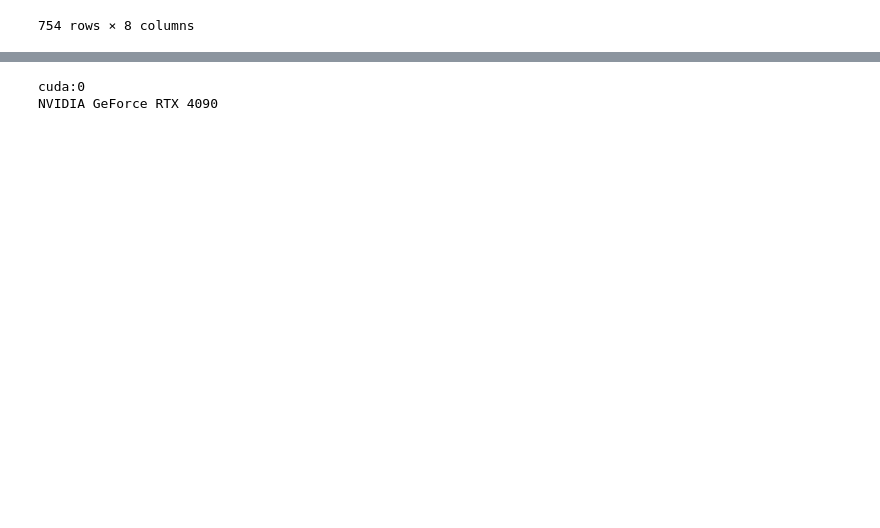
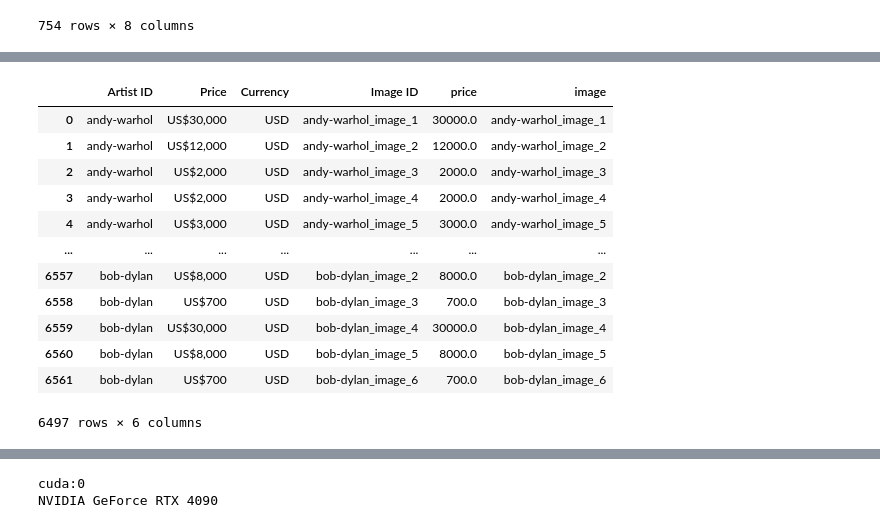
Before and after one commit to birshert/optical-monke-pon, a Jupyter notebook: Untitled.ipynb, the cells around one changed output, grey strips where cells are left out. Saved outputs shown, nothing was run; the diff lists cells and outputs as text; code cells hidden in the pictures; blank space fills up the shorter version.

```diff
--- a/Untitled.ipynb
+++ b/Untitled.ipynb
@@ -59,3 +92,34 @@ class ArtDataset(Dataset):
         if path:
             return image, price, os.path.join("artDataset", self.images[idx])
         return image, price
+# %%
+from glob import glob
+
+for image in glob("art_dataset/*.jpg"):
+    try:
+        Image.open(image)
+    except:
+        os.remove(image)
+        df2.drop(df2.loc[df2["image"] == image.split(".")[0].split("/")[1]].index, inplace=True)
+# %%
+for image in df2["image"].values:
+    try:
+        Image.open(f"art_dataset/{image}.jpg")
+    except:
+        df2.drop(df2.loc[df2["image"] == image].index, inplace=True)
+# %%
+df2
+# %% [output]
+|  | Artist ID | Price | Currency | Image ID | price | image |
+| 0 | andy-warhol | US$30,000 | USD | andy-warhol_image_1 | 30000.0 | andy-warhol_image_1 |
+| 1 | andy-warhol | US$12,000 | USD | andy-warhol_image_2 | 12000.0 | andy-warhol_image_2 |
+| 2 | andy-warhol | US$2,000 | USD | andy-warhol_image_3 | 2000.0 | andy-warhol_image_3 |
+| 3 | andy-warhol | US$2,000 | USD | andy-warhol_image_4 | 2000.0 | andy-warhol_image_4 |
+| 4 | andy-warhol | US$3,000 | USD | andy-warhol_image_5 | 3000.0 | andy-warhol_image_5 |
+| ... | ... | ... | ... | ... | ... | ... |
+| 6557 | bob-dylan | US$8,000 | USD | bob-dylan_image_2 | 8000.0 | bob-dylan_image_2 |
+| 6558 | bob-dylan | US$700 | USD | bob-dylan_image_3 | 700.0 | bob-dylan_image_3 |
+| 6559 | bob-dylan | US$30,000 | USD | bob-dylan_image_4 | 30000.0 | bob-dylan_image_4 |
+| 6560 | bob-dylan | US$8,000 | USD | bob-dylan_image_5 | 8000.0 | bob-dylan_image_5 |
+| 6561 | bob-dylan | US$700 | USD | bob-dylan_image_6 | 700.0 | bob-dylan_image_6 |
+6497 rows × 6 columns
```
Also changed, not shown: parts of 30 cells of this notebook, 5 other files.
